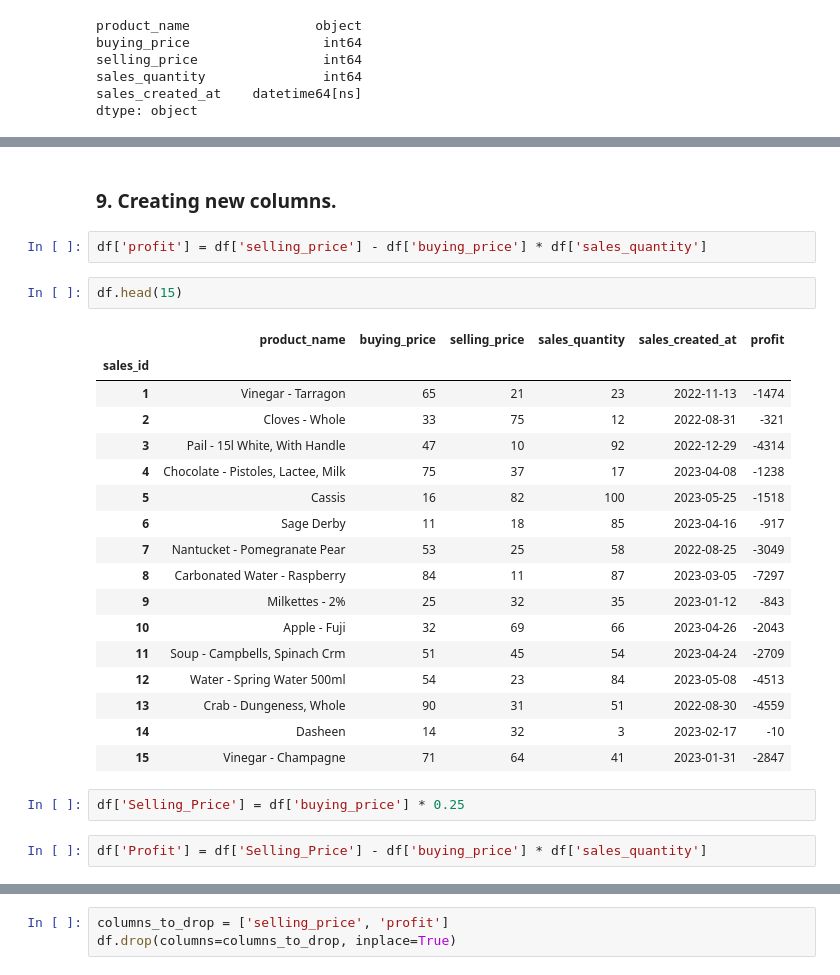
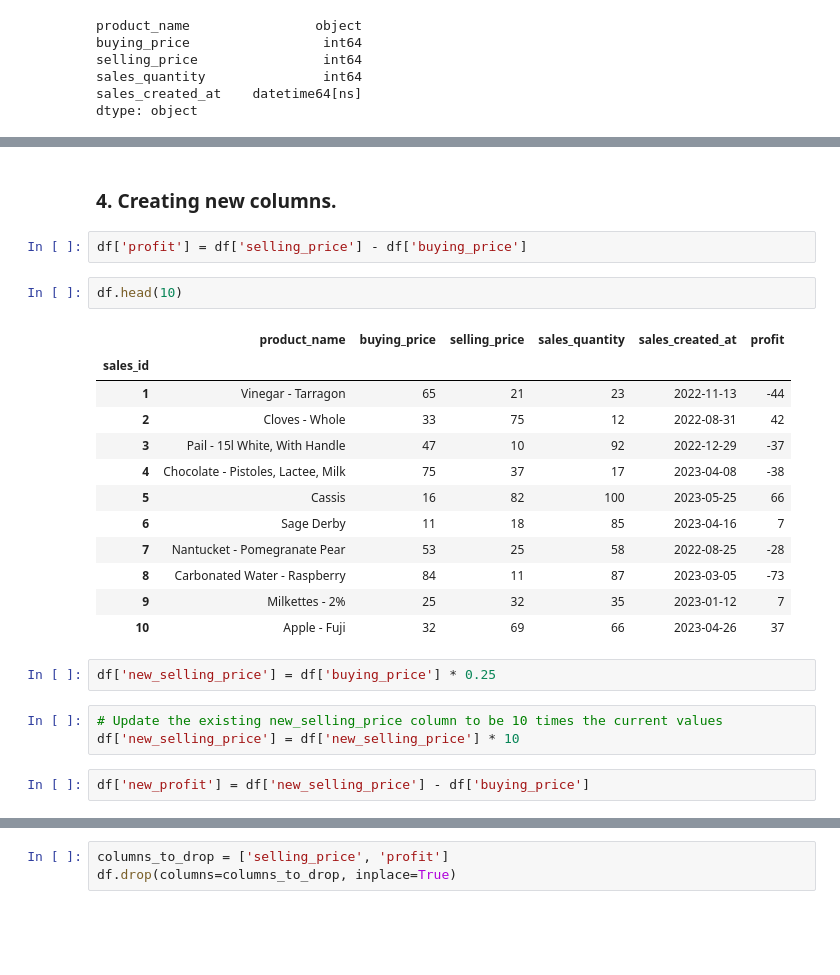
Before and after one commit to Colletaaliyah/jupyter-notebooks, a Jupyter notebook: dukasales.ipynb, the cells around one changed output, grey strips where cells are left out. Cells and saved outputs as stored; diff of their text form; blank space fills up the shorter version.

```diff
--- a/dukasales.ipynb
+++ b/dukasales.ipynb
@@ -76,31 +30,29 @@ df.corr()
 # %% [markdown]
-### 9. Creating new columns.
+### 4. Creating new columns.
 # %%
-df['profit'] = df['selling_price'] - df['buying_price'] * df['sales_quantity']
+df['profit'] = df['selling_price'] - df['buying_price']
 # %%
-df.head(15)
+df.head(10)
 # %% [output]
 |  | product_name | buying_price | selling_price | sales_quantity | sales_created_at | profit |
 | sales_id |  |  |  |  |  |  |
-| 1 | Vinegar - Tarragon | 65 | 21 | 23 | 2022-11-13 | -1474 |
-| 2 | Cloves - Whole | 33 | 75 | 12 | 2022-08-31 | -321 |
-| 3 | Pail - 15l White, With Handle | 47 | 10 | 92 | 2022-12-29 | -4314 |
-| 4 | Chocolate - Pistoles, Lactee, Milk | 75 | 37 | 17 | 2023-04-08 | -1238 |
-| 5 | Cassis | 16 | 82 | 100 | 2023-05-25 | -1518 |
-| 6 | Sage Derby | 11 | 18 | 85 | 2023-04-16 | -917 |
-| 7 | Nantucket - Pomegranate Pear | 53 | 25 | 58 | 2022-08-25 | -3049 |
-| 8 | Carbonated Water - Raspberry | 84 | 11 | 87 | 2023-03-05 | -7297 |
-| 9 | Milkettes - 2% | 25 | 32 | 35 | 2023-01-12 | -843 |
-| 10 | Apple - Fuji | 32 | 69 | 66 | 2023-04-26 | -2043 |
-| 11 | Soup - Campbells, Spinach Crm | 51 | 45 | 54 | 2023-04-24 | -2709 |
-| 12 | Water - Spring Water 500ml | 54 | 23 | 84 | 2023-05-08 | -4513 |
-| 13 | Crab - Dungeness, Whole | 90 | 31 | 51 | 2022-08-30 | -4559 |
-| 14 | Dasheen | 14 | 32 | 3 | 2023-02-17 | -10 |
-| 15 | Vinegar - Champagne | 71 | 64 | 41 | 2023-01-31 | -2847 |
+| 1 | Vinegar - Tarragon | 65 | 21 | 23 | 2022-11-13 | -44 |
+| 2 | Cloves - Whole | 33 | 75 | 12 | 2022-08-31 | 42 |
+| 3 | Pail - 15l White, With Handle | 47 | 10 | 92 | 2022-12-29 | -37 |
+| 4 | Chocolate - Pistoles, Lactee, Milk | 75 | 37 | 17 | 2023-04-08 | -38 |
+| 5 | Cassis | 16 | 82 | 100 | 2023-05-25 | 66 |
+| 6 | Sage Derby | 11 | 18 | 85 | 2023-04-16 | 7 |
+| 7 | Nantucket - Pomegranate Pear | 53 | 25 | 58 | 2022-08-25 | -28 |
+| 8 | Carbonated Water - Raspberry | 84 | 11 | 87 | 2023-03-05 | -73 |
+| 9 | Milkettes - 2% | 25 | 32 | 35 | 2023-01-12 | 7 |
+| 10 | Apple - Fuji | 32 | 69 | 66 | 2023-04-26 | 37 |
 # %%
-df['Selling_Price'] = df['buying_price'] * 0.25
+df['new_selling_price'] = df['buying_price'] * 0.25
+# %%
+# Update the existing new_selling_price column to be 10 times the current values
+df['new_selling_price'] = df['new_selling_price'] * 10
 # %%
-df['Profit'] = df['Selling_Price'] - df['buying_price'] * df['sales_quantity']
+df['new_profit'] = df['new_selling_price'] - df['buying_price']
 # %%
 df.head(10)
 # %% [output]
```
Also changed, not shown: parts of 51 cells of this notebook, 1 other file.
